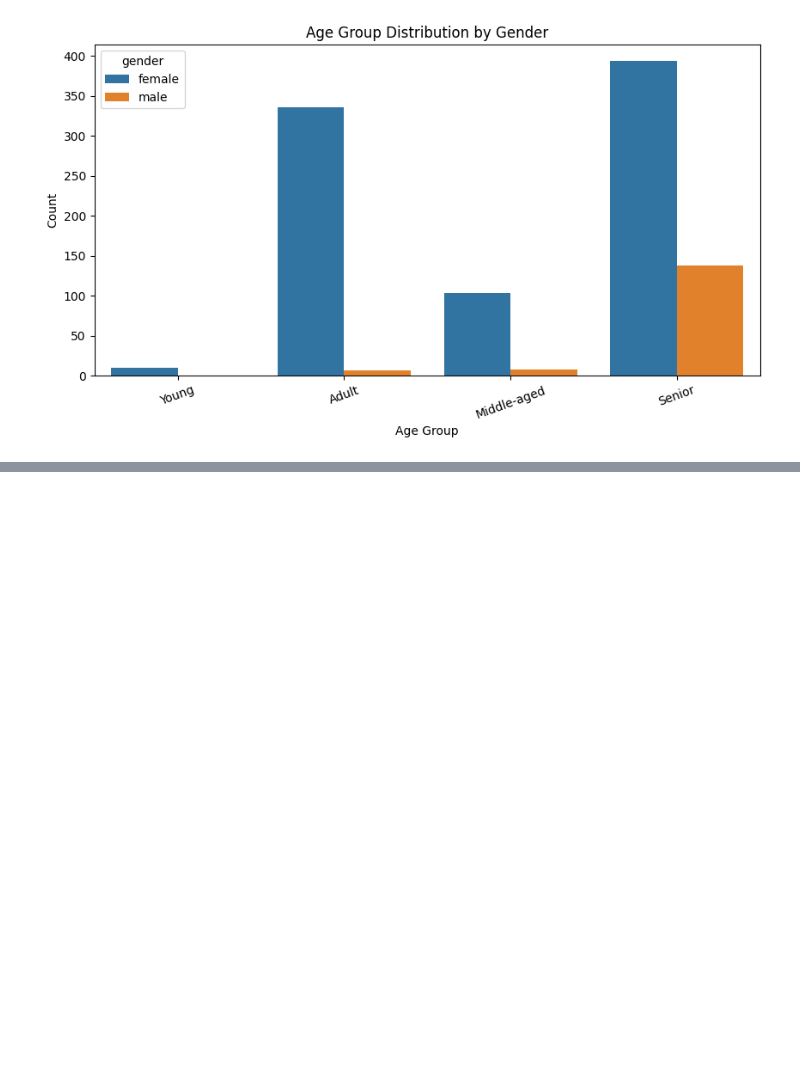
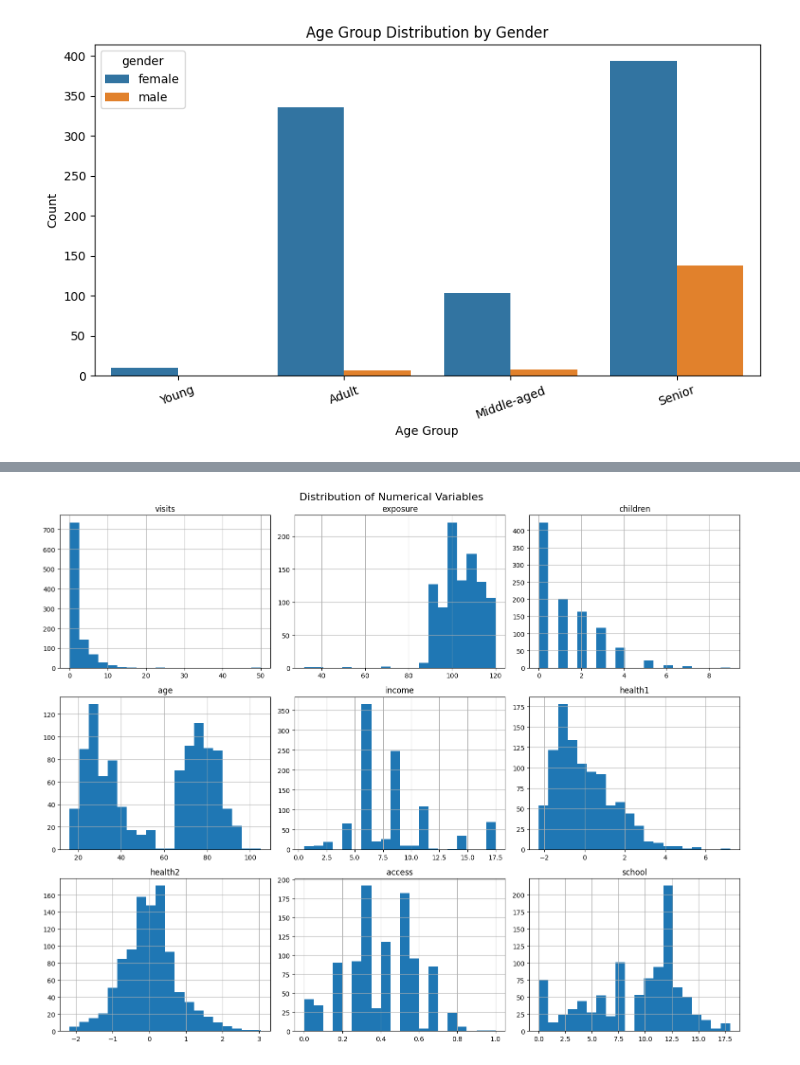
Before and after one commit to Rohith-kumar-123/R.Rohithkumar, a Jupyter notebook: EDA1.ipynb, the cells around one changed output, grey strips where cells are left out. Cells and saved outputs as stored; diff of their text form; code cells hidden in the pictures; blank space fills up the shorter version.

```diff
--- a/EDA1.ipynb
+++ b/EDA1.ipynb
@@ -35,0 +17,8 @@ df.head()
+# %%
+import pandas as pd
+
+# Define the raw GitHub URL
+url = "https://raw.githubusercontent.com/salemprakash/EDA/main/Data/Medicaid1986.csv"
+
+# Read the CSV file into a DataFrame
+df = pd.read_csv(url)
@@ -394,0 +396,18 @@ plt.show()
+# %%
+# 1D STATISTICAL ANALYSIS
+
+# Select numerical variables
+numeric_cols = [
+    'visits',
+    'exposure',
+    'children',
+    'age',
+    'income',
+    'health1',
+    'health2',
+    'access',
+    'school'
+]
+
+# Descriptive statistics
+df[numeric_cols].describe()
@@ -394,0 +558,13 @@ plt.show()
+# %%
+# Histograms for numerical variables
+
+df[numeric_cols].hist(
+    figsize=(15, 12),
+    bins=20
+)
+
+plt.suptitle("Distribution of Numerical Variables", fontsize=16)
+plt.tight_layout()
+plt.show()
+# %% [output]
+[figure, added]
```
Also changed, not shown: parts of 39 cells of this notebook.
